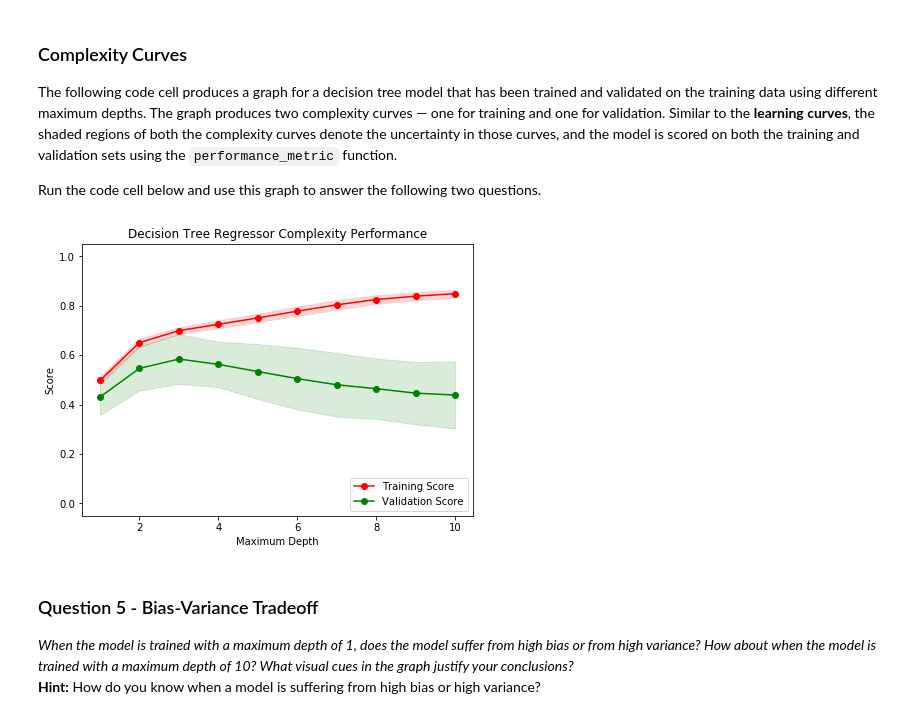
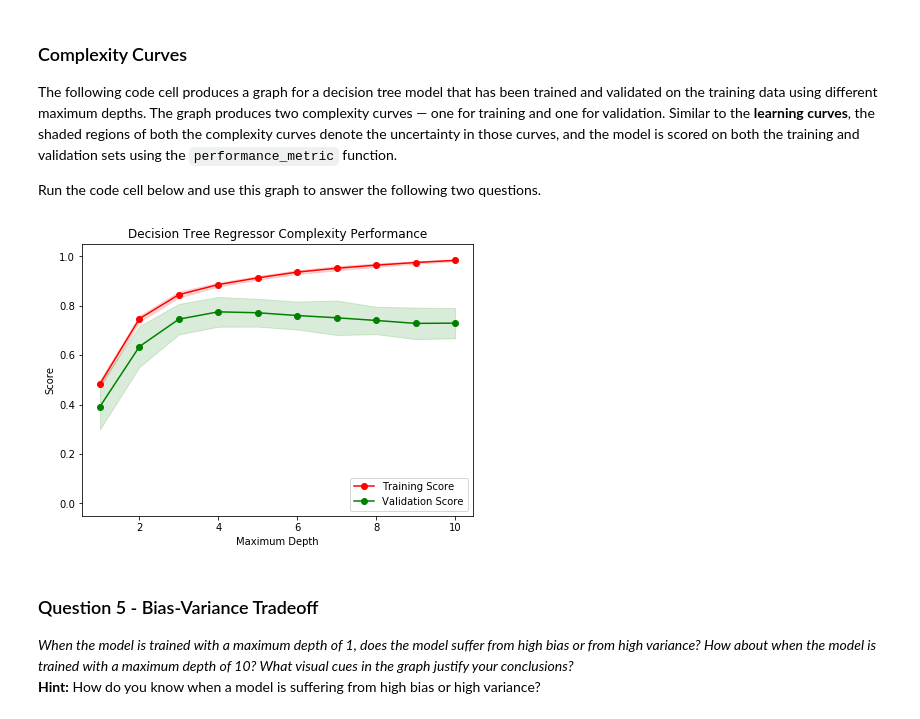
Before and after one commit to raghavx/boston_housing, a Jupyter notebook: boston_housing.ipynb, the cells around one changed output. Drawn from its saved outputs; the diff is of its cells as text; code cells hidden in the pictures.

```diff
--- a/boston_housing.ipynb
+++ b/boston_housing.ipynb
@@ -203,9 +203,9 @@ The following code cell produces a graph for a decision tree model that has been
 Run the code cell below and use this graph to answer the following two questions.
 # %%
 
-vs.ModelComplexity(X_train.values.reshape(-1, 1), y_train)
+vs.ModelComplexity( y_train, X_train)
 # %% [output]
-[figure, old version]
+[figure, new version]
 # %% [markdown]
 ### Question 5 - Bias-Variance Tradeoff
 *When the model is trained with a maximum depth of 1, does the model suffer from high bias or from high variance? How about when the model is trained with a maximum depth of 10? What visual cues in the graph justify your conclusions?*
```
Also changed, not shown: parts of 8 cells of this notebook, 1 other file.
